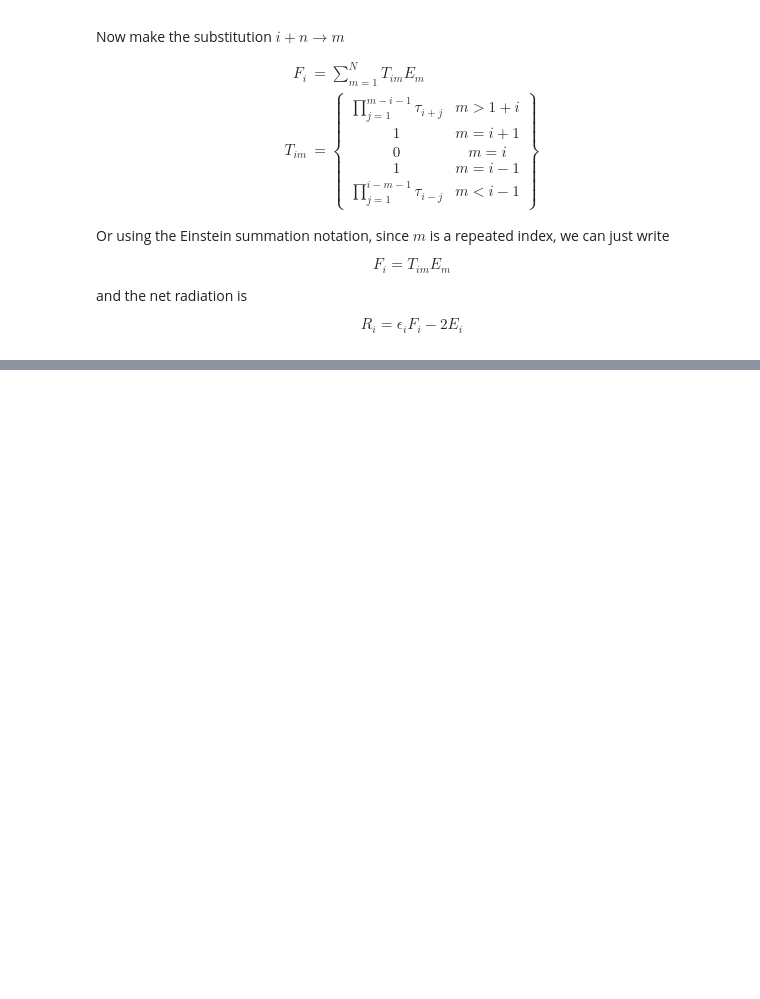
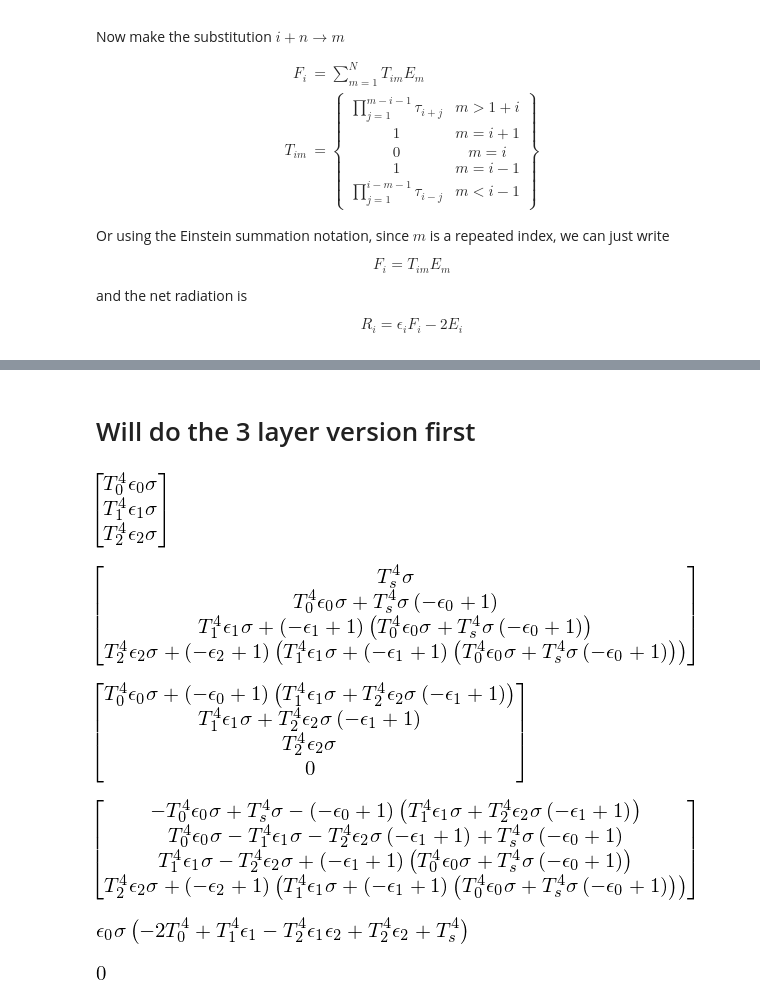
Before and after one commit to climlab/climlab, a Jupyter notebook: courseware/Two_layer_atmosphere.ipynb, the cells around one changed output, grey strips where cells are left out. Cells and saved outputs as stored; diff of their text form; code cells hidden in the pictures; blank space fills up the shorter version.

Commit message:
Working on two_layer notebook

```diff
--- a/courseware/Two_layer_atmosphere.ipynb
+++ b/courseware/Two_layer_atmosphere.ipynb
@@ -564,0 +581,42 @@ $$ R_i = \epsilon_i F_i - 2 E_i $$
+# %% [markdown]
+#  Will do the 3 layer version first
+# %%
+# vector of emissions
+E = sympy.Matrix([E_0, E_1, E_2])
+E
+# %% [output]
+[figure, added]
+# %%
+# upwelling flux
+fromsurface = E_s
+U = sympy.Matrix([fromsurface, tau_0*fromsurface + E_0, tau_1*(tau_0*fromsurface + E_0) + E_1,
+                  tau_2*(tau_1*(tau_0*fromsurface + E_0) + E_1) + E_2])
+U
+# %% [output]
+[figure, added]
+# %%
+# downwelling flux...
+fromspace = 0
+D = sympy.Matrix([ tau_0*(tau_1*(tau_2*fromspace + E_2) + E_1) + E_0,
+                 tau_1*(tau_2*fromspace + E_2) + E_1, tau_2*fromspace + E_2, fromspace])
+D
+# %% [output]
+[figure, added]
+# %%
+# Net flux, positive up
+F = U - D
+F
+# %% [output]
+[figure, added]
+# %%
+# The absorption is then simply the flux convergence in each layer
+
+# e.g. for layer 0
+sympy.simplify(-(F[1]-F[0]))
+# %% [output]
+[figure, added]
+# %%
+# this should reduce to zero if I did it right
+sympy.simplify(F[1]-F[0]+R_0)
+# %% [output]
+[figure, added]
```
Also changed, not shown: parts of 3 cells of this notebook.
